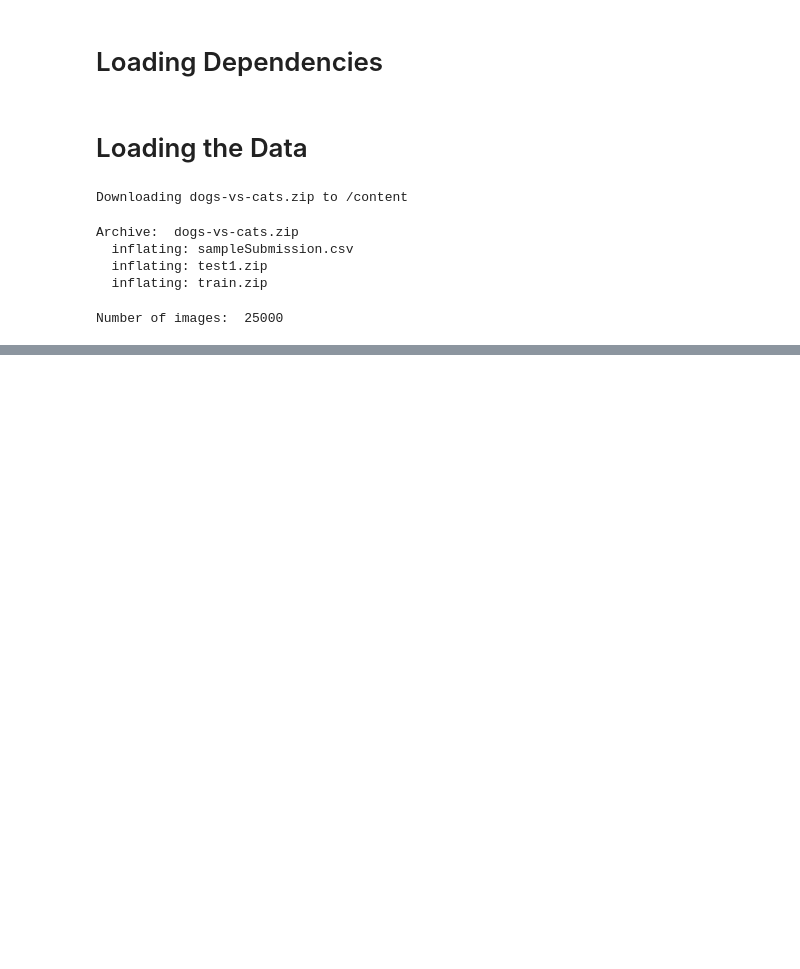
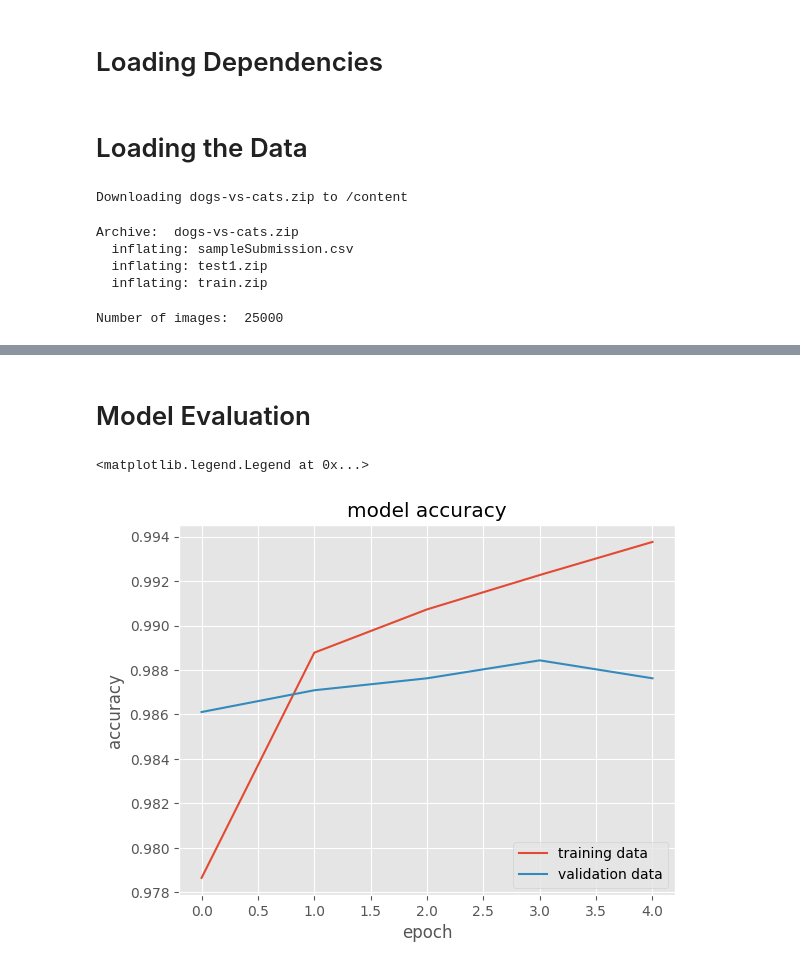
Before and after one commit to M-Awwab-Khan/Dog-vs-Cat-Classification-Transfer-Learning, a Jupyter notebook: Dog_vs_Cat_Classification_Mobilenet_V3.ipynb, the cells around one changed output, grey strips where cells are left out. Drawn from its saved outputs; the diff is of its cells as text; code cells hidden in the pictures; blank space fills up the shorter version.

```diff
--- a/Dog_vs_Cat_Classification_Mobilenet_V3.ipynb
+++ b/Dog_vs_Cat_Classification_Mobilenet_V3.ipynb
@@ -80,0 +178,34 @@ plt.imshow(img)
+# %%
+# Load the MobileNet V3 model
+mobilenet_v3_model = "https://www.kaggle.com/models/google/mobilenet-v3/TensorFlow2/large-075-224-feature-vector/1"
+pretrained_model = hub.KerasLayer(mobilenet_v3_model, input_shape=(224,224,3), trainable=False)
+
+# Define the number of classes
+num_classes = 2
+
+# Create the model
+model = keras.models.Sequential([
+    pretrained_model,
+    keras.layers.Dense(num_classes)
+])
+
+# Compile the model
+model.compile(
+    optimizer='adam',
+    loss=tf.keras.losses.SparseCategoricalCrossentropy(from_logits=True),
+    metrics=['accuracy']
+)
+
+# Train the model
+history = model.fit(
+    train_generator,
+    steps_per_epoch=train_generator.samples // batch_size,
+    epochs=5,
+    validation_data=validation_generator,
+    validation_steps=validation_generator.samples // batch_size
+)
+
+# Evaluate the model on the test data
+test_loss, test_accuracy = model.evaluate(test_generator)
+print("Test Loss:", test_loss)
+print("Test Accuracy:", test_accuracy)
@@ -80,0 +225,15 @@ plt.imshow(img)
+# %% [markdown]
+# Model Evaluation
+# %%
+plt.style.use('ggplot')
+plt.plot(history.history['accuracy'])
+plt.plot(history.history['val_accuracy'])
+
+plt.title('model accuracy')
+plt.ylabel('accuracy')
+plt.xlabel('epoch')
+
+plt.legend(['training data', 'validation data'], loc = 'lower right')
+# %% [output]
+<matplotlib.legend.Legend at 0x...>
+[figure, added]
```
Also changed, not shown: parts of 22 cells of this notebook.
